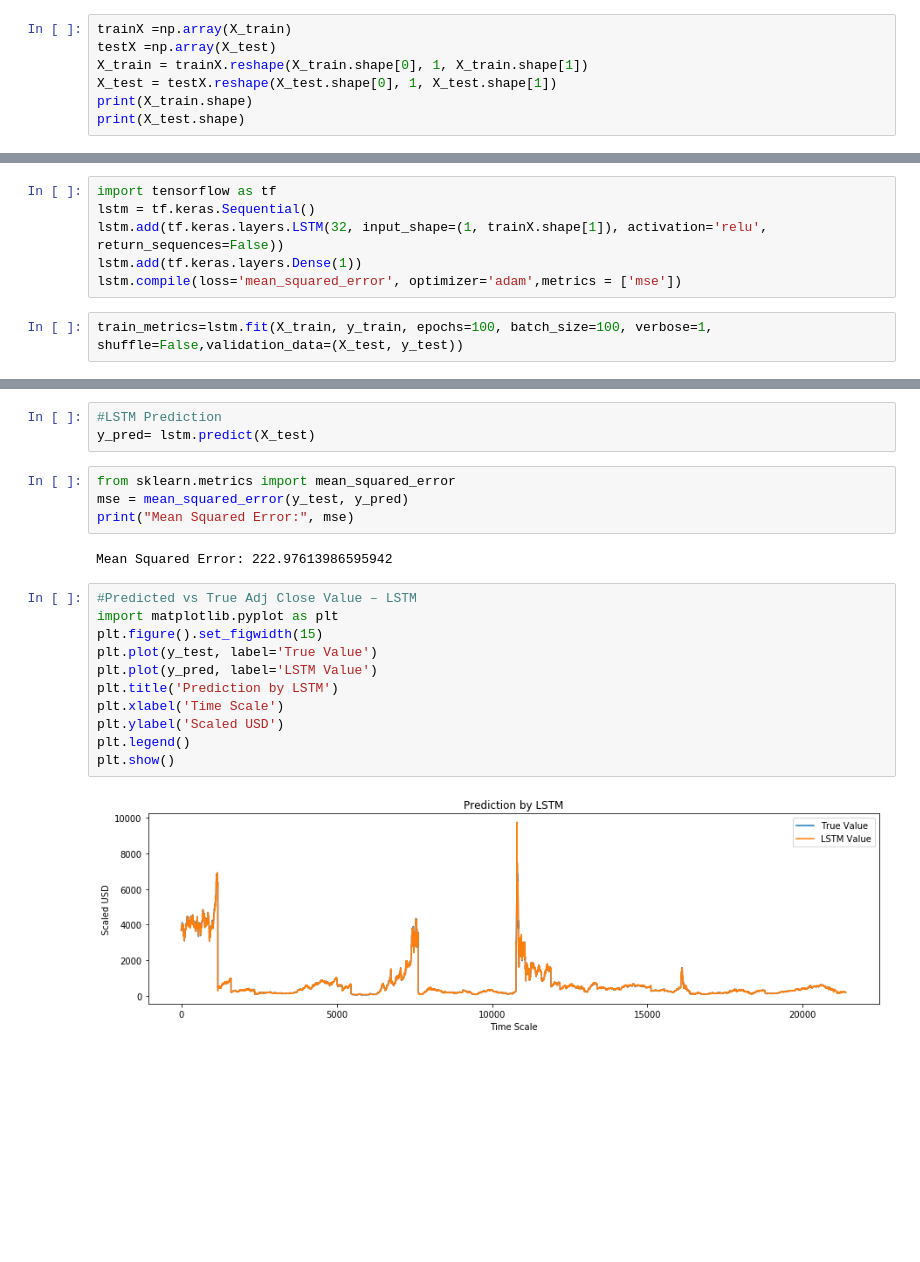
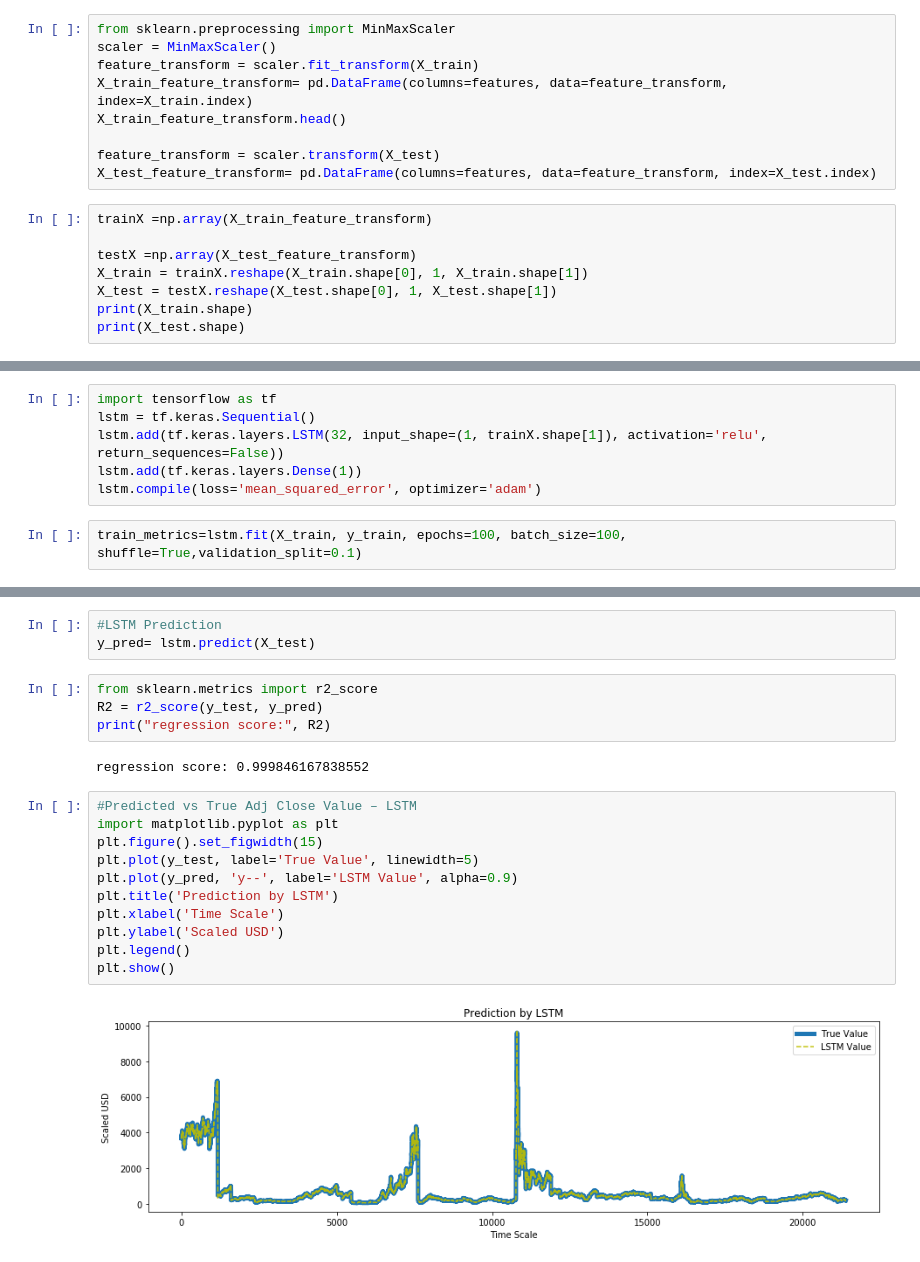
Before and after one commit to Sharanabasava-Bennur/Data-Analyst-portfolio, a Jupyter notebook: Machine Learning/Stock Prediction.ipynb, the cells around one changed output, grey strips where cells are left out. Drawn from its saved outputs; the diff is of its cells as text; blank space fills up the shorter version.

Commit message:
regression score Rsquare added

```diff
--- a/Machine Learning/Stock Prediction.ipynb
+++ b/Machine Learning/Stock Prediction.ipynb
@@ -124,9 +111,19 @@ print(y_test.shape)
 # %% [output]
 (213811,)
 (21381,)
+# %%
+from sklearn.preprocessing import MinMaxScaler
+scaler = MinMaxScaler()
+feature_transform = scaler.fit_transform(X_train)
+X_train_feature_transform= pd.DataFrame(columns=features, data=feature_transform, index=X_train.index)
+X_train_feature_transform.head()
+
+feature_transform = scaler.transform(X_test)
+X_test_feature_transform= pd.DataFrame(columns=features, data=feature_transform, index=X_test.index)
 # %%
-trainX =np.array(X_train)
-testX =np.array(X_test)
+trainX =np.array(X_train_feature_transform)
+
+testX =np.array(X_test_feature_transform)
 X_train = trainX.reshape(X_train.shape[0], 1, X_train.shape[1])
 X_test = testX.reshape(X_test.shape[0], 1, X_test.shape[1])
 print(X_train.shape)
@@ -155,7 +152,7 @@ import tensorflow as tf
 lstm = tf.keras.Sequential()
 lstm.add(tf.keras.layers.LSTM(32, input_shape=(1, trainX.shape[1]), activation='relu', return_sequences=False))
 lstm.add(tf.keras.layers.Dense(1))
-lstm.compile(loss='mean_squared_error', optimizer='adam',metrics = ['mse'])
+lstm.compile(loss='mean_squared_error', optimizer='adam')
 # %%
-train_metrics=lstm.fit(X_train, y_train, epochs=100, batch_size=100, verbose=1, shuffle=False,validation_data=(X_test, y_test))
+train_metrics=lstm.fit(X_train, y_train, epochs=100, batch_size=100, shuffle=True,validation_split=0.1)
 # %% [output]
@@ -197,21 +194,21 @@ history_df
 #LSTM Prediction
 y_pred= lstm.predict(X_test)
 # %%
-from sklearn.metrics import mean_squared_error
-mse = mean_squared_error(y_test, y_pred)
-print("Mean Squared Error:", mse)
+from sklearn.metrics import r2_score
+R2 = r2_score(y_test, y_pred)
+print("regression score:", R2)
 # %% [output]
-Mean Squared Error: 222.97613986595942
+regression score: 0.999846167838552
 # %%
 #Predicted vs True Adj Close Value – LSTM
 import matplotlib.pyplot as plt
 plt.figure().set_figwidth(15)
-plt.plot(y_test, label='True Value')
-plt.plot(y_pred, label='LSTM Value')
+plt.plot(y_test, label='True Value', linewidth=5)
+plt.plot(y_pred, 'y--', label='LSTM Value', alpha=0.9)
 plt.title('Prediction by LSTM')
 plt.xlabel('Time Scale')
 plt.ylabel('Scaled USD')
 plt.legend()
 plt.show()
 # %% [output]
-[figure, old version]
+[figure, new version]
```
Also changed, not shown: parts of 7 cells of this notebook.
